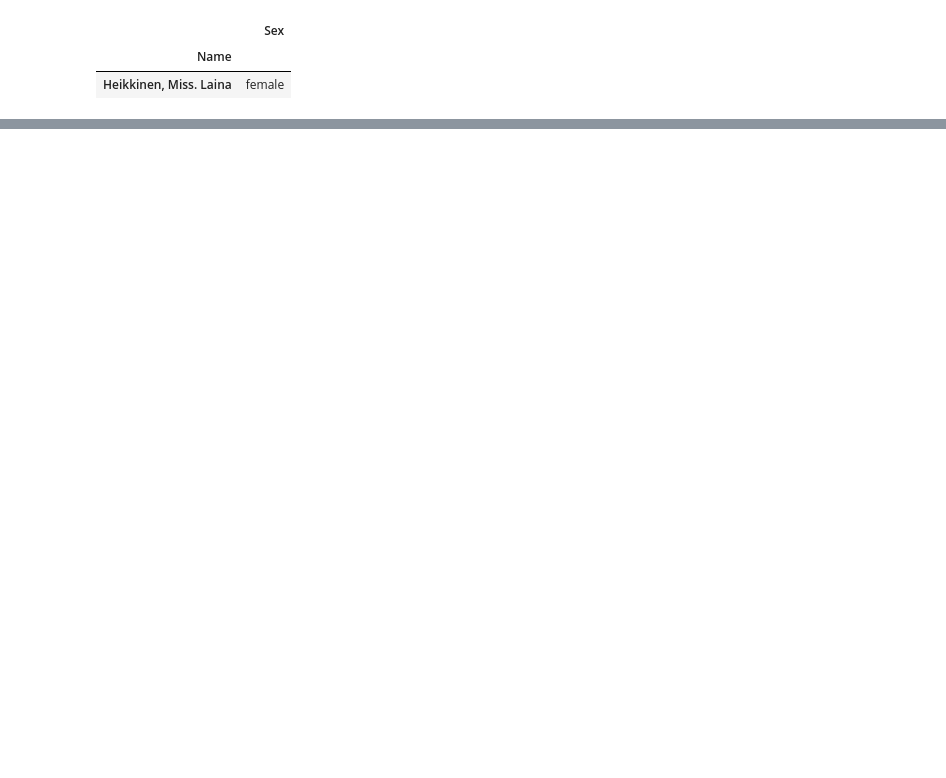
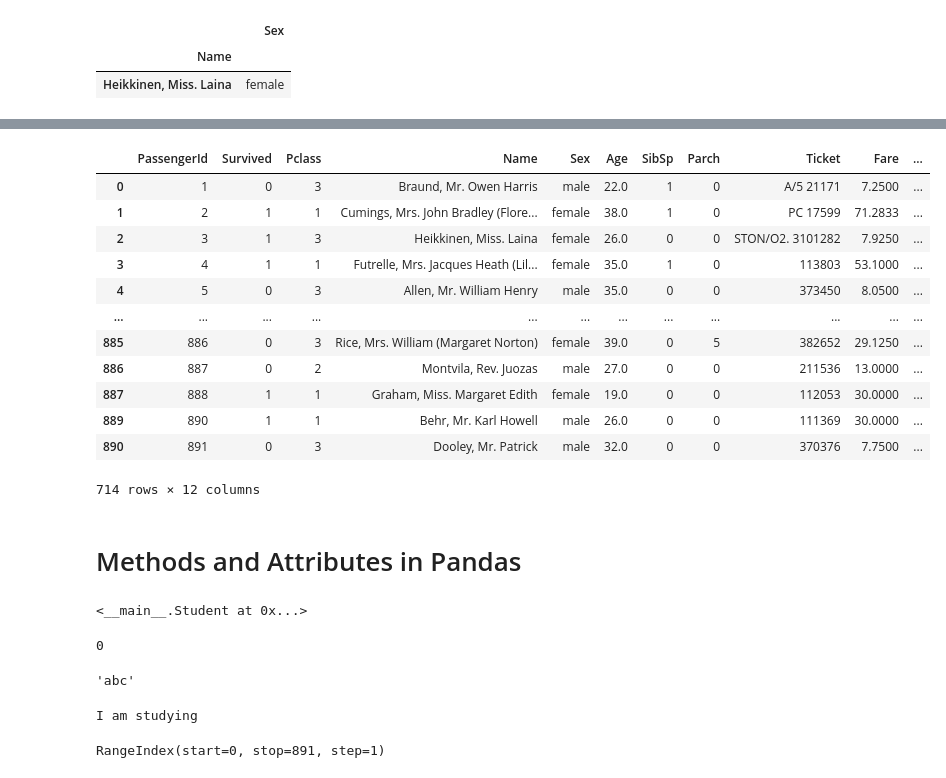
Before and after one commit to NikitaaArora/Ineuron, a Jupyter notebook: Python/Libraries/PANDAS/pandas_class_2.ipynb, the cells around one changed output, grey strips where cells are left out. Cells and saved outputs as stored; diff of their text form; code cells hidden in the pictures; blank space fills up the shorter version.

```diff
--- a/Python/Libraries/PANDAS/pandas_class_2.ipynb
+++ b/Python/Libraries/PANDAS/pandas_class_2.ipynb
@@ -166,0 +312,18 @@ titanic.loc[['Heikkinen, Miss. Laina'],['Sex']]
+# %%
+titanic.loc[titanic['Age'].notnull()] #getting all the rows where age is not null(ie. all True values)
+# %% [output]
+|  | PassengerId | Survived | Pclass | Name | Sex | Age | SibSp | Parch | Ticket | Fare | ... |
+| 0 | 1 | 0 | 3 | Braund, Mr. Owen Harris | male | 22.0 | 1 | 0 | A/5 21171 | 7.2500 | ... |
+| 1 | 2 | 1 | 1 | Cumings, Mrs. John Bradley (Flore... | female | 38.0 | 1 | 0 | PC 17599 | 71.2833 | ... |
+| 2 | 3 | 1 | 3 | Heikkinen, Miss. Laina | female | 26.0 | 0 | 0 | STON/O2. 3101282 | 7.9250 | ... |
+| 3 | 4 | 1 | 1 | Futrelle, Mrs. Jacques Heath (Lil... | female | 35.0 | 1 | 0 | 113803 | 53.1000 | ... |
+| 4 | 5 | 0 | 3 | Allen, Mr. William Henry | male | 35.0 | 0 | 0 | 373450 | 8.0500 | ... |
+| ... | ... | ... | ... | ... | ... | ... | ... | ... | ... | ... | ... |
+| 885 | 886 | 0 | 3 | Rice, Mrs. William (Margaret Norton) | female | 39.0 | 0 | 5 | 382652 | 29.1250 | ... |
+| 886 | 887 | 0 | 2 | Montvila, Rev. Juozas | male | 27.0 | 0 | 0 | 211536 | 13.0000 | ... |
+| 887 | 888 | 1 | 1 | Graham, Miss. Margaret Edith | female | 19.0 | 0 | 0 | 112053 | 30.0000 | ... |
+| 889 | 890 | 1 | 1 | Behr, Mr. Karl Howell | male | 26.0 | 0 | 0 | 111369 | 30.0000 | ... |
+| 890 | 891 | 0 | 3 | Dooley, Mr. Patrick | male | 32.0 | 0 | 0 | 370376 | 7.7500 | ... |
+714 rows × 12 columns
+# %% [markdown]
+# Methods and Attributes in Pandas
@@ -166,0 +339,21 @@ titanic.loc[['Heikkinen, Miss. Laina'],['Sex']]
+# %%
+s1=Student()  #creating an object s1 for the class Student.
+s1
+# %% [output]
+<__main__.Student at 0x...>
+# %%
+s1.roll_no #attributes #can call it without brackets
+# %% [output]
+0
+# %%
+s1.name #attributes
+# %% [output]
+'abc'
+# %%
+s1.study()
+# %% [output]
+I am studying
+# %%
+titanic.index
+# %% [output]
+RangeIndex(start=0, stop=891, step=1)
```
Also changed, not shown: parts of 15 cells of this notebook.
